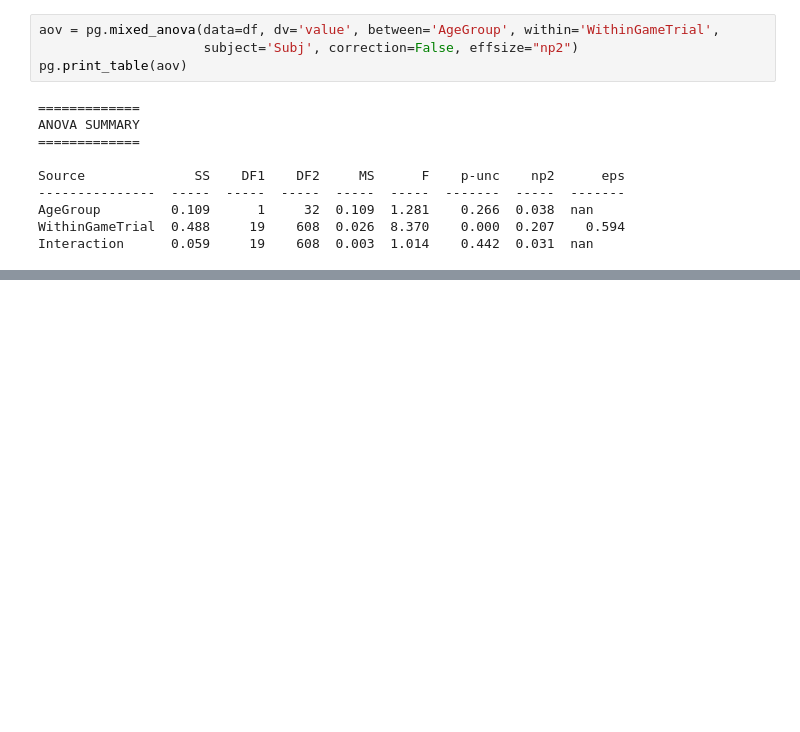
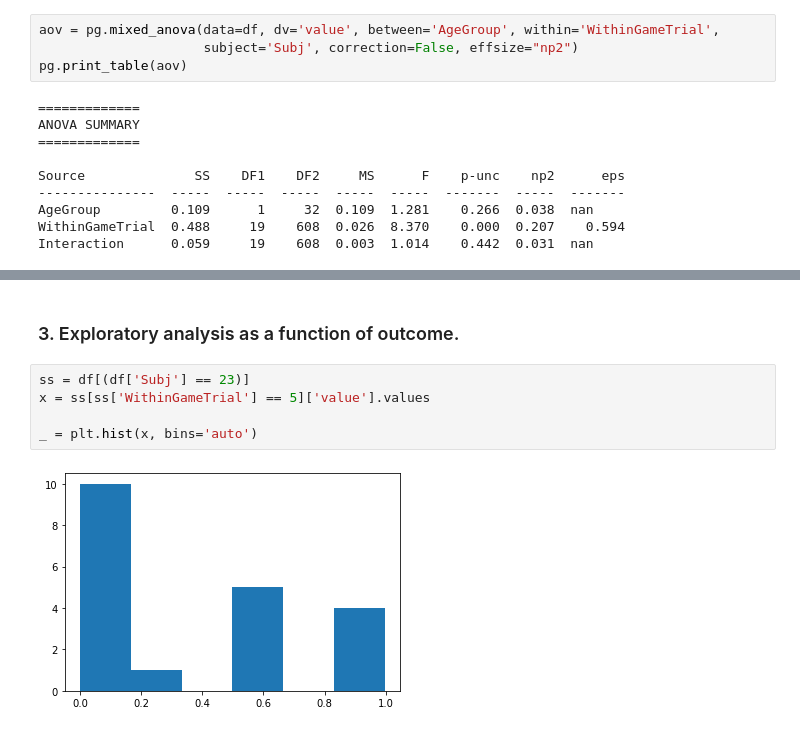
Before and after one commit to angelaradulescu/ldm-analysis, a Jupyter notebook: 2way_ANOVA_for_LDM.ipynb, the cells around one changed output, grey strips where cells are left out. Drawn from its saved outputs; the diff is of its cells as text; blank space fills up the shorter version.

```diff
--- a/2way_ANOVA_for_LDM.ipynb
+++ b/2way_ANOVA_for_LDM.ipynb
@@ -118,0 +110,9 @@ Interaction      0.059     19    608  0.003  1.014    0.442  0.031  nan
+# %% [markdown]
+### 3. Exploratory analysis as a function of outcome.
+# %%
+ss = df[(df['Subj'] == 23)]
+x = ss[ss['WithinGameTrial'] == 5]['value'].values
+
+_ = plt.hist(x, bins='auto')
+# %% [output]
+[figure, added]
```
Also changed, not shown: parts of 17 cells of this notebook.
